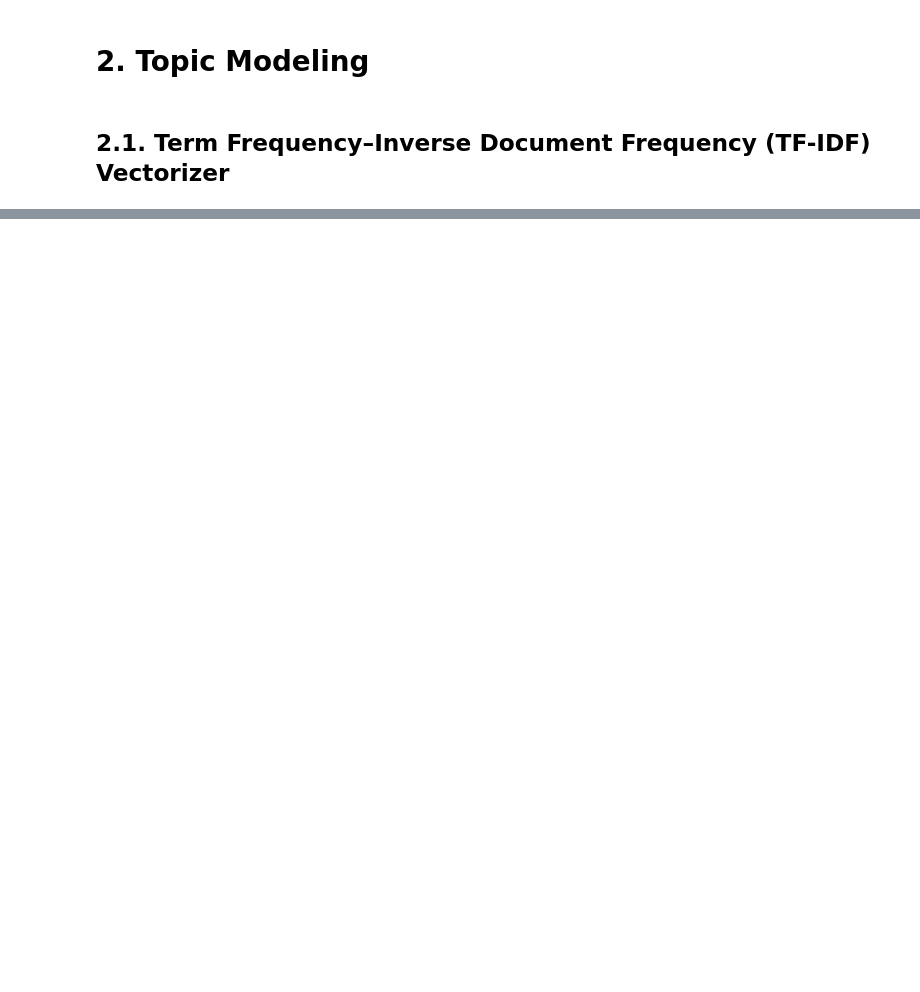
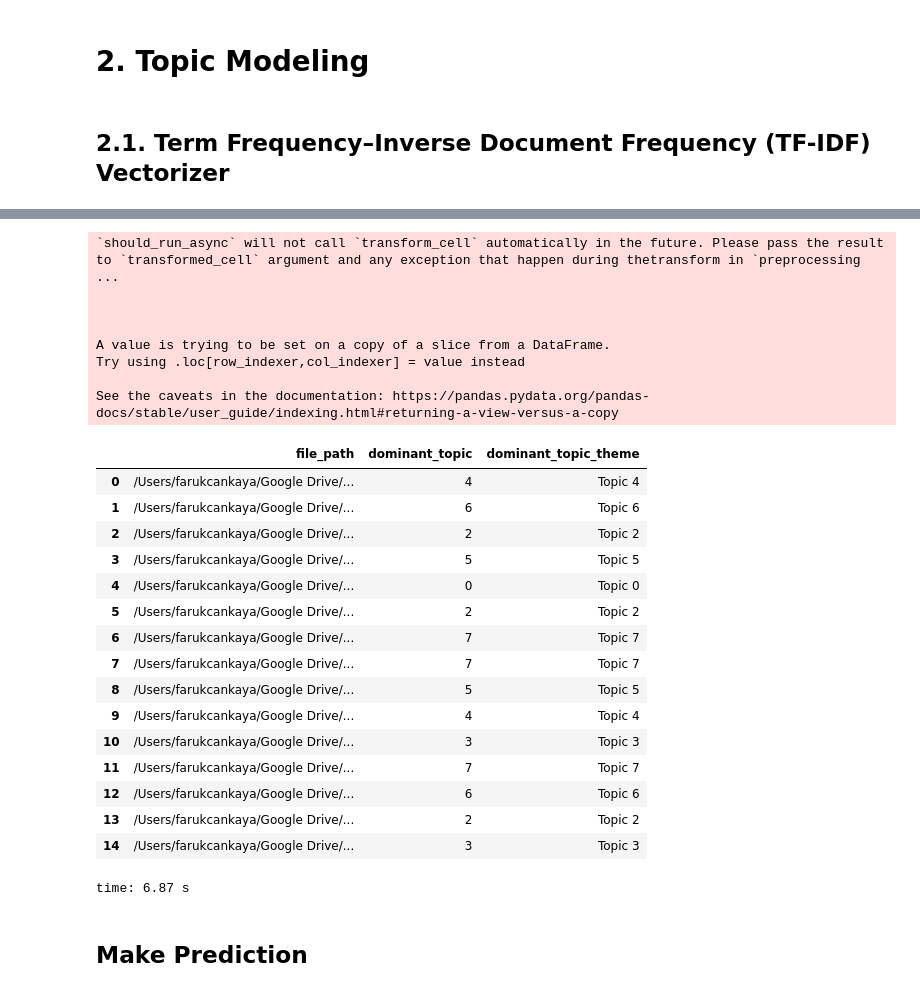
Before and after one commit to TUM-IDP-WS-20/nlp-examples, a Jupyter notebook: Milestone_1_W_Relevant_Data.ipynb, the cells around one changed output, grey strips where cells are left out. Saved outputs shown, nothing was run; the diff lists cells and outputs as text; code cells hidden in the pictures; blank space fills up the shorter version.

Commit message:
make basic prediction

```diff
--- a/Milestone_1_W_Relevant_Data.ipynb
+++ b/Milestone_1_W_Relevant_Data.ipynb
@@ -380,0 +478,56 @@ time: 15.6 s
+# %%
+# Create Document - Topic Matrix
+lda_output2 = lda_model.transform(data_vectorized)
+
+# column names
+topicnames = df_topic_keywords.T.columns
+
+# index names
+docnames = ["Doc" + str(i) for i in range(len(dt3c))]
+
+# Make the pandas dataframe
+df_document_topic = pd.DataFrame(np.round(lda_output2, 2), columns=topicnames, index=docnames)
+
+# Get dominant topic for each document
+dominant_topic = np.argmax(df_document_topic.values, axis=1)
+df_document_topic['dominant_topic'] = dominant_topic
+
+df_document_topic.reset_index(inplace=True)
+df_sent_topic= pd.merge(dt3c, df_document_topic, left_index=True, right_index=True)
+df_sent_topic.drop('index', axis=1, inplace=True)
+
+df_topic_theme = df_sent_topic[['file_path', 'dominant_topic']]
+
+def label_theme(row):
+    return "Topic " + str(row)
+
+df_topic_theme['dominant_topic_theme'] = df_topic_theme['dominant_topic'].apply(label_theme)
+df_topic_theme.head(15)
+# %% [output]
+`should_run_async` will not call `transform_cell` automatically in the future. Please pass the result to `transformed_cell` argument and any exception that happen during thetransform in `preprocessing ...
+
+
+
+A value is trying to be set on a copy of a slice from a DataFrame.
+Try using .loc[row_indexer,col_indexer] = value instead
+
+See the caveats in the documentation: https://pandas.pydata.org/pandas-docs/stable/user_guide/indexing.html#returning-a-view-versus-a-copy
+|  | file_path | dominant_topic | dominant_topic_theme |
+| 0 | /Users/farukcankaya/Google Drive/... | 4 | Topic 4 |
+| 1 | /Users/farukcankaya/Google Drive/... | 6 | Topic 6 |
+| 2 | /Users/farukcankaya/Google Drive/... | 2 | Topic 2 |
+| 3 | /Users/farukcankaya/Google Drive/... | 5 | Topic 5 |
+| 4 | /Users/farukcankaya/Google Drive/... | 0 | Topic 0 |
+| 5 | /Users/farukcankaya/Google Drive/... | 2 | Topic 2 |
+| 6 | /Users/farukcankaya/Google Drive/... | 7 | Topic 7 |
+| 7 | /Users/farukcankaya/Google Drive/... | 7 | Topic 7 |
+| 8 | /Users/farukcankaya/Google Drive/... | 5 | Topic 5 |
+| 9 | /Users/farukcankaya/Google Drive/... | 4 | Topic 4 |
+| 10 | /Users/farukcankaya/Google Drive/... | 3 | Topic 3 |
+| 11 | /Users/farukcankaya/Google Drive/... | 7 | Topic 7 |
+| 12 | /Users/farukcankaya/Google Drive/... | 6 | Topic 6 |
+| 13 | /Users/farukcankaya/Google Drive/... | 2 | Topic 2 |
+| 14 | /Users/farukcankaya/Google Drive/... | 3 | Topic 3 |
+time: 6.87 s
+# %% [markdown]
+## Make Prediction
```
Also changed, not shown: parts of 28 cells of this notebook, 1 other file.
